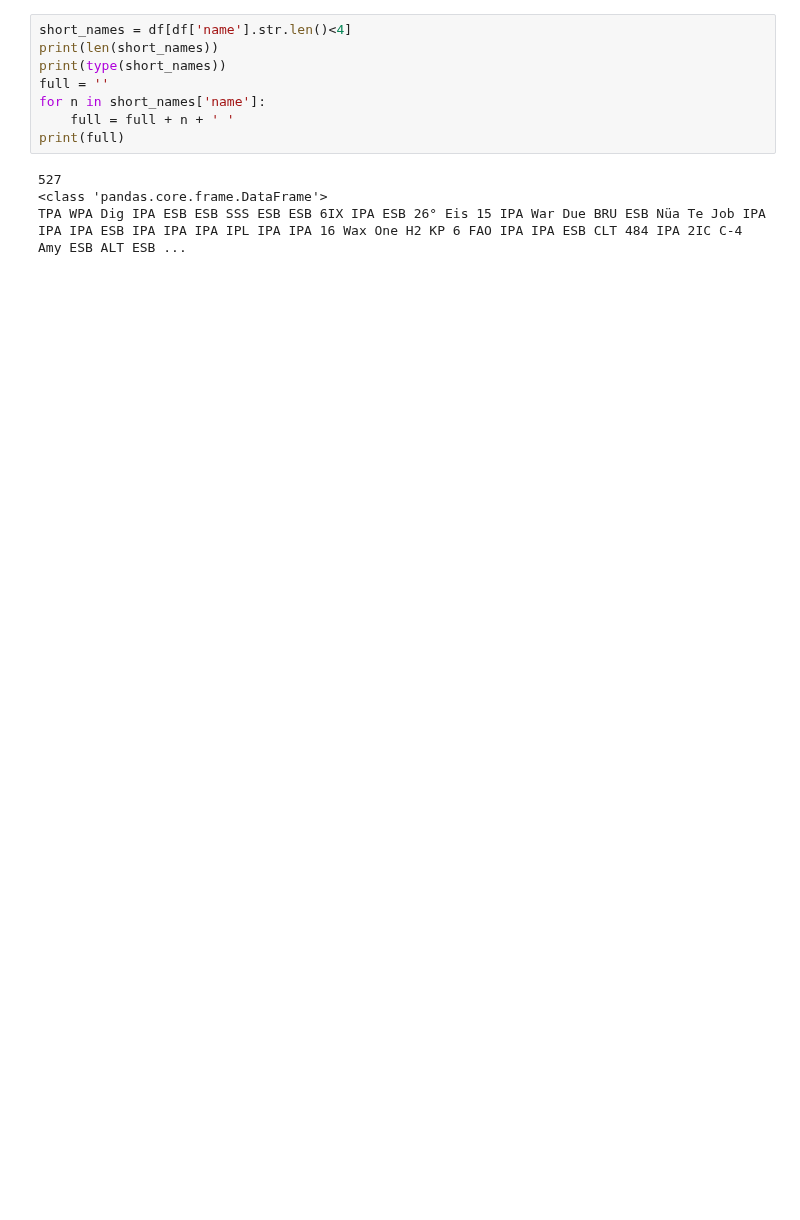
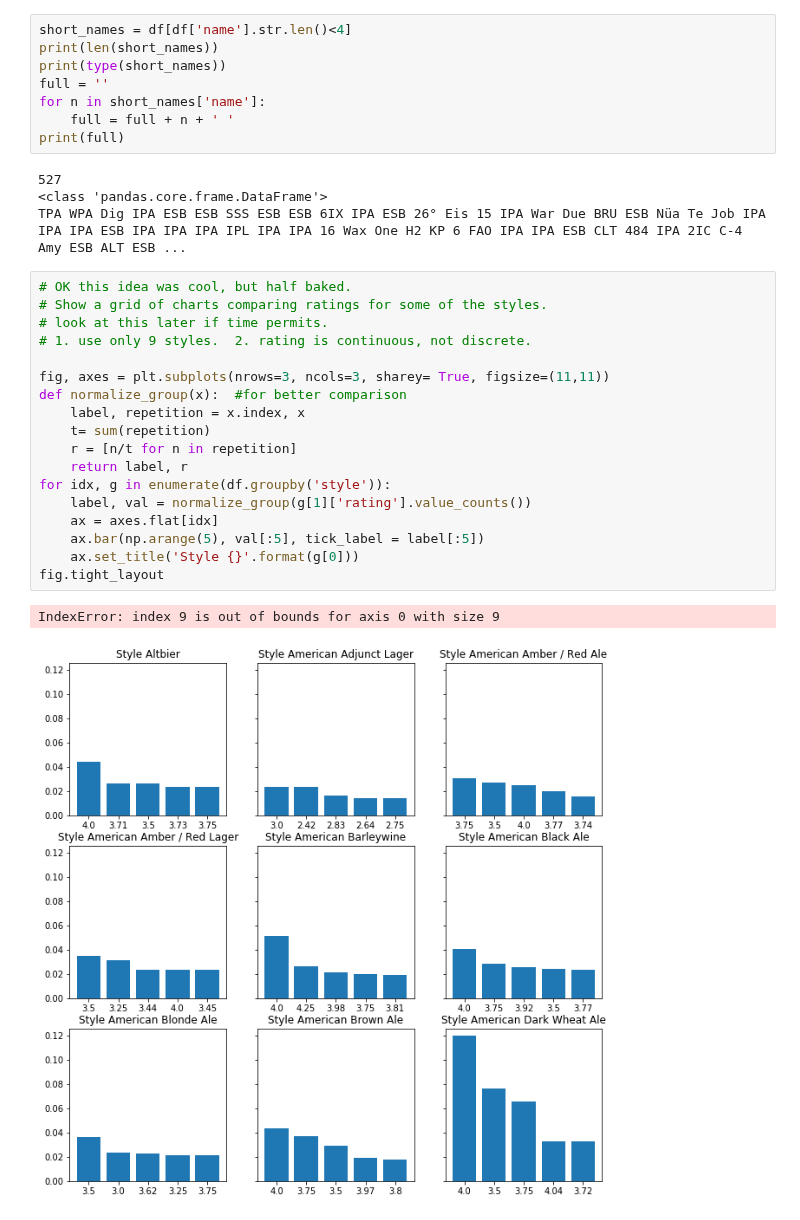
Before and after one commit to misterhappy2/beer, a Jupyter notebook: EDA.ipynb, the cells around one changed output. Cells and saved outputs as stored; diff of their text form; blank space fills up the shorter version.

```diff
--- a/EDA.ipynb
+++ b/EDA.ipynb
@@ -313,3 +367,24 @@ print(full)
 527
 <class 'pandas.core.frame.DataFrame'>
 TPA WPA Dig IPA ESB ESB SSS ESB ESB 6IX IPA ESB 26° Eis 15 IPA War Due BRU ESB Nüa Te Job IPA IPA IPA ESB IPA IPA IPA IPL IPA IPA 16 Wax One H2 KP 6 FAO IPA IPA ESB CLT 484 IPA 2IC C-4 Amy ESB ALT ESB ...
+# %%
+# OK this idea was cool, but half baked.
+# Show a grid of charts comparing ratings for some of the styles.
+# look at this later if time permits.
+# 1. use only 9 styles.  2. rating is continuous, not discrete.
+
+fig, axes = plt.subplots(nrows=3, ncols=3, sharey= True, figsize=(11,11))
+def normalize_group(x):  #for better comparison
+    label, repetition = x.index, x
+    t= sum(repetition)
+    r = [n/t for n in repetition]
+    return label, r
+for idx, g in enumerate(df.groupby('style')):
+    label, val = normalize_group(g[1]['rating'].value_counts())
+    ax = axes.flat[idx]
+    ax.bar(np.arange(5), val[:5], tick_label = label[:5])
+    ax.set_title('Style {}'.format(g[0]))
+fig.tight_layout
+# %% [output]
+IndexError: index 9 is out of bounds for axis 0 with size 9
+[figure, added]
```
Also changed, not shown: parts of 12 cells of this notebook.
